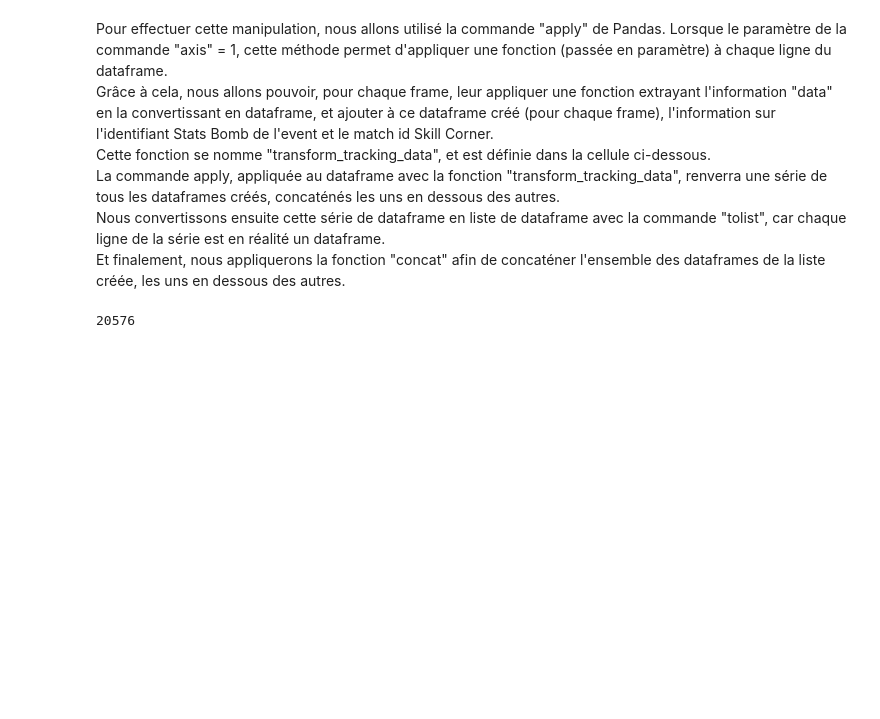
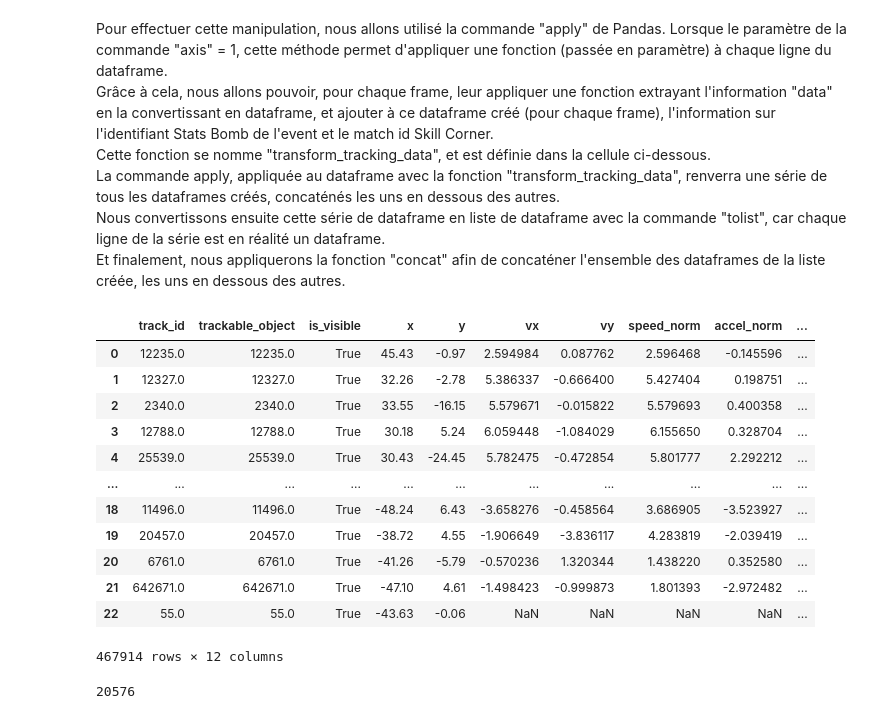
Before and after one commit to Nathan7128/PROJET-4A, a Jupyter notebook: Traitement_donnees/Importation_donnees/importation.ipynb, the cells around one changed output. Cells and saved outputs as stored; diff of their text form; code cells hidden in the pictures; blank space fills up the shorter version.

```diff
--- a/Traitement_donnees/Importation_donnees/importation.ipynb
+++ b/Traitement_donnees/Importation_donnees/importation.ipynb
@@ -262,6 +262,22 @@ tracking_data = pd.concat((freeze_frames.apply(transform_tracking_data, axis = 1
 
 # Suppression de la colonne data du dataframe initial qui contient les freeze frames
 freeze_frames.drop("data", axis = 1, inplace = True)
+# %%
+tracking_data
+# %% [output]
+|  | track_id | trackable_object | is_visible | x | y | vx | vy | speed_norm | accel_norm | ... |
+| 0 | 12235.0 | 12235.0 | True | 45.43 | -0.97 | 2.594984 | 0.087762 | 2.596468 | -0.145596 | ... |
+| 1 | 12327.0 | 12327.0 | True | 32.26 | -2.78 | 5.386337 | -0.666400 | 5.427404 | 0.198751 | ... |
+| 2 | 2340.0 | 2340.0 | True | 33.55 | -16.15 | 5.579671 | -0.015822 | 5.579693 | 0.400358 | ... |
+| 3 | 12788.0 | 12788.0 | True | 30.18 | 5.24 | 6.059448 | -1.084029 | 6.155650 | 0.328704 | ... |
+| 4 | 25539.0 | 25539.0 | True | 30.43 | -24.45 | 5.782475 | -0.472854 | 5.801777 | 2.292212 | ... |
+| ... | ... | ... | ... | ... | ... | ... | ... | ... | ... | ... |
+| 18 | 11496.0 | 11496.0 | True | -48.24 | 6.43 | -3.658276 | -0.458564 | 3.686905 | -3.523927 | ... |
+| 19 | 20457.0 | 20457.0 | True | -38.72 | 4.55 | -1.906649 | -3.836117 | 4.283819 | -2.039419 | ... |
+| 20 | 6761.0 | 6761.0 | True | -41.26 | -5.79 | -0.570236 | 1.320344 | 1.438220 | 0.352580 | ... |
+| 21 | 642671.0 | 642671.0 | True | -47.10 | 4.61 | -1.498423 | -0.999873 | 1.801393 | -2.972482 | ... |
+| 22 | 55.0 | 55.0 | True | -43.63 | -0.06 | NaN | NaN | NaN | NaN | ... |
+467914 rows × 12 columns
 # %%
 # Ecriture des données importées dans une table de la BDD
 freeze_frames.to_sql("freeze_frames", con = connect, if_exists = "replace", index = False)
```
